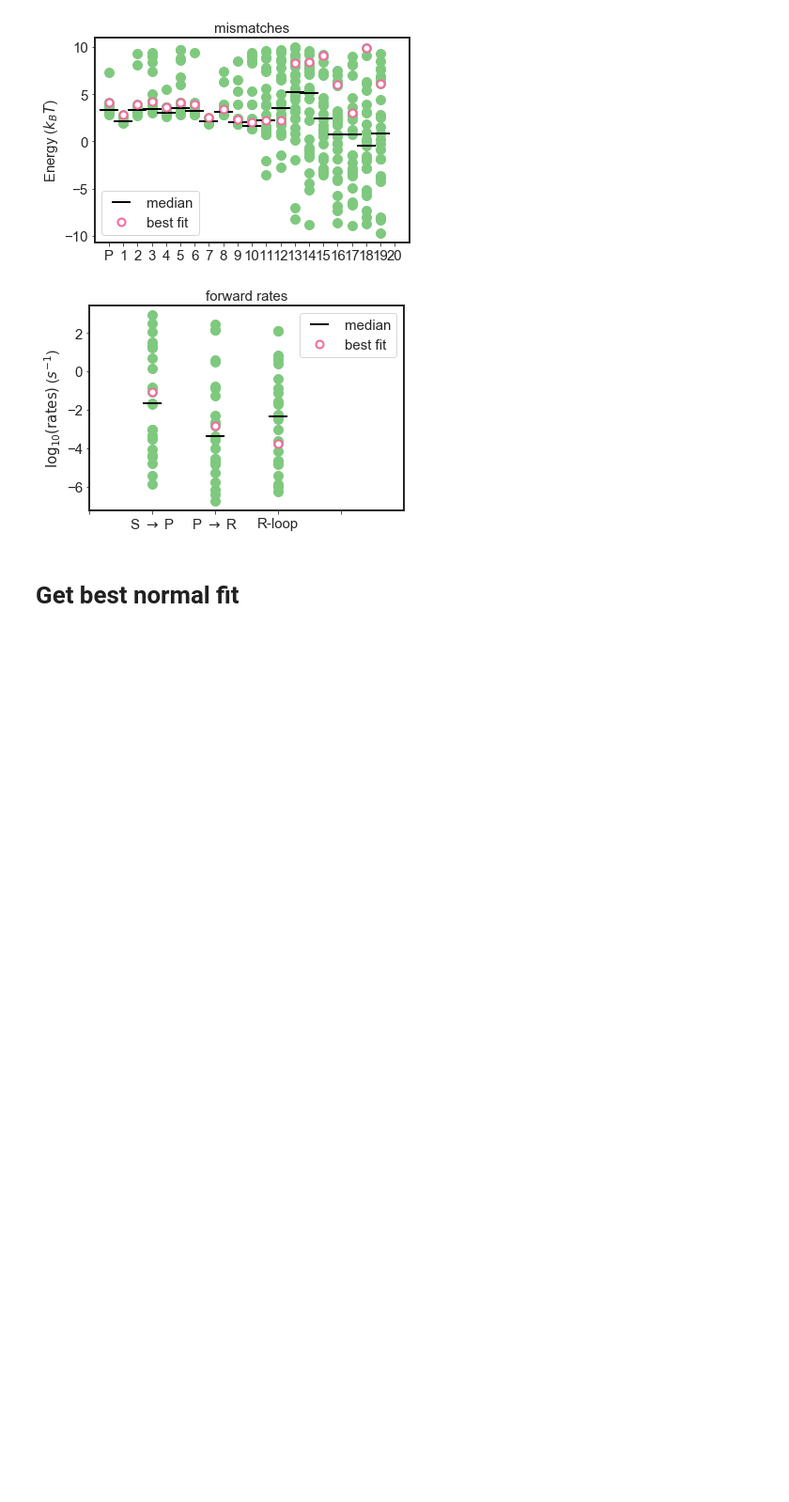
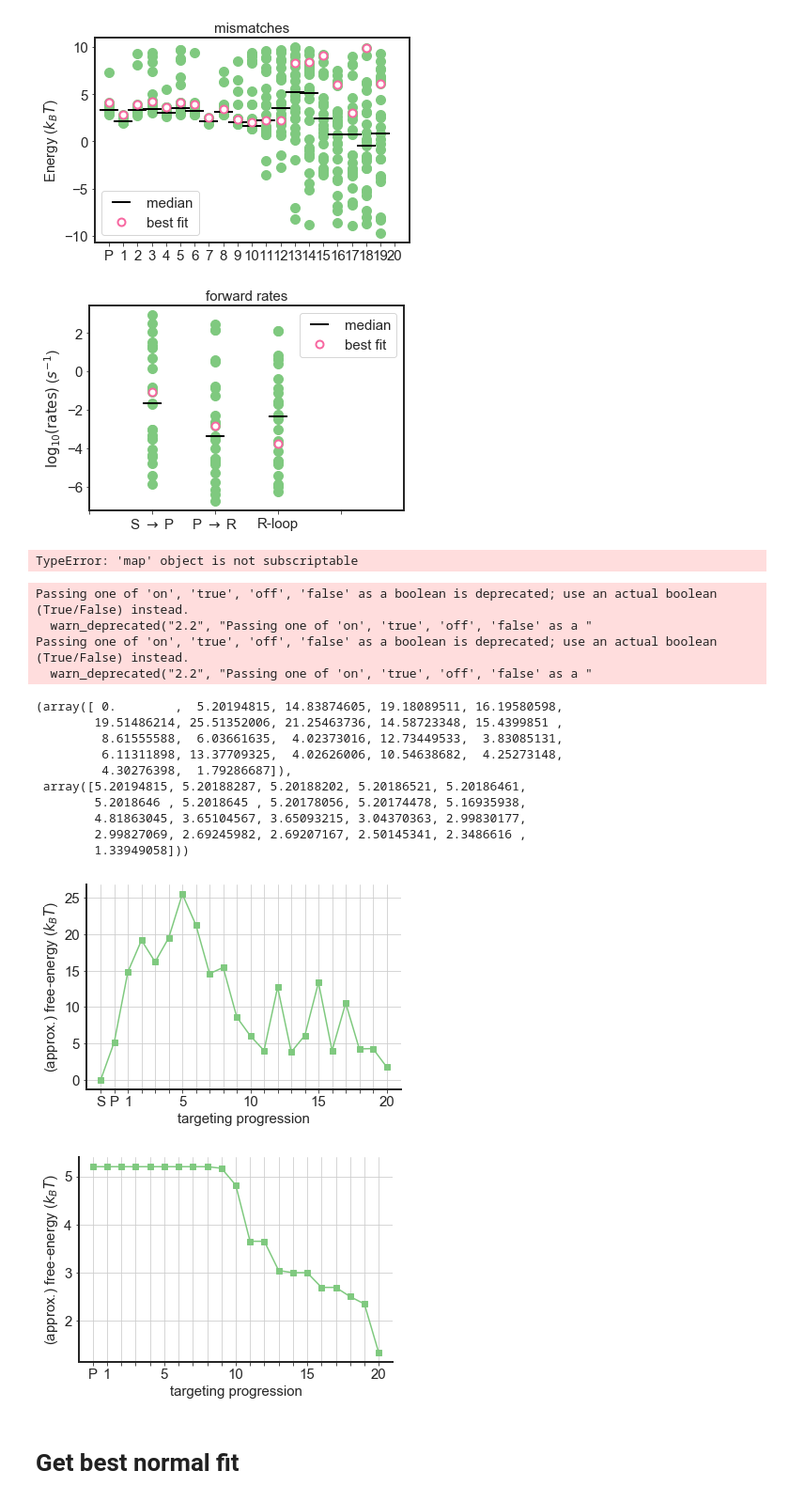
Before and after one commit to martin-depken/Energy-Landscape, a Jupyter notebook: Diewertje/Plots result fit on rawABA (normal and assumed equilibrium).ipynb, the cells around one changed output. Shown at 94% size. Cells and saved outputs as stored; diff of their text form; code cells hidden in the pictures; blank space fills up the shorter version.

```diff
--- a/Diewertje/Plots result fit on rawABA (normal and assumed equilibrium).ipynb
+++ b/Diewertje/Plots result fit on rawABA (normal and assumed equilibrium).ipynb
@@ -438,6 +439,36 @@ plt.legend(fontsize=15,frameon=True);
 [figure]
 [figure]
 [figure]
+# %%
+import sys
+sys.path.append('../code_general_Finkelsteinlab/')
+import plotting_Finkelsteinlab as pltFink
+
+_ = pltFink.plot_double_mut_data(rawABA, 'ABA', 'r', Canonical=True,
+                                Ng=20, data_name='Finkelstein', Plot=True,logplot=False,
+                                SaveFigures=False)
+# %% [output]
+TypeError: 'map' object is not subscriptable
+# %%
+# With the changed PAM parameter
+FreeEnergy.plot_free_energy_landscape(Param_simple,model_id,show_plot=True)
+# %% [output]
+Passing one of 'on', 'true', 'off', 'false' as a boolean is deprecated; use an actual boolean (True/False) instead.
+  warn_deprecated("2.2", "Passing one of 'on', 'true', 'off', 'false' as a "
+Passing one of 'on', 'true', 'off', 'false' as a boolean is deprecated; use an actual boolean (True/False) instead.
+  warn_deprecated("2.2", "Passing one of 'on', 'true', 'off', 'false' as a "
+(array([ 0.        ,  5.20194815, 14.83874605, 19.18089511, 16.19580598,
+        19.51486214, 25.51352006, 21.25463736, 14.58723348, 15.4399851 ,
+         8.61555588,  6.03661635,  4.02373016, 12.73449533,  3.83085131,
+         6.11311898, 13.37709325,  4.02626006, 10.54638682,  4.25273148,
+         4.30276398,  1.79286687]),
+ array([5.20194815, 5.20188287, 5.20188202, 5.20186521, 5.20186461,
+        5.2018646 , 5.2018645 , 5.20178056, 5.20174478, 5.16935938,
+        4.81863045, 3.65104567, 3.65093215, 3.04370363, 2.99830177,
+        2.99827069, 2.69245982, 2.69207167, 2.50145341, 2.3486616 ,
+        1.33949058]))
+[figure, added]
+[figure, added]
 # %% [markdown]
 # Get best normal fit
 # %%
```
Also changed, not shown: parts of 4 cells of this notebook, 28 other files.
